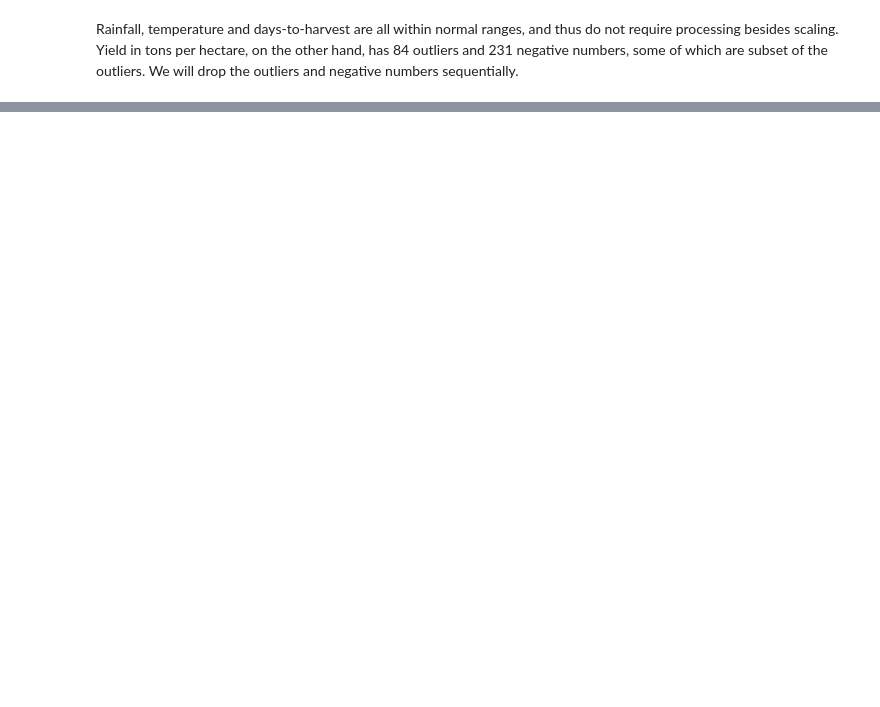
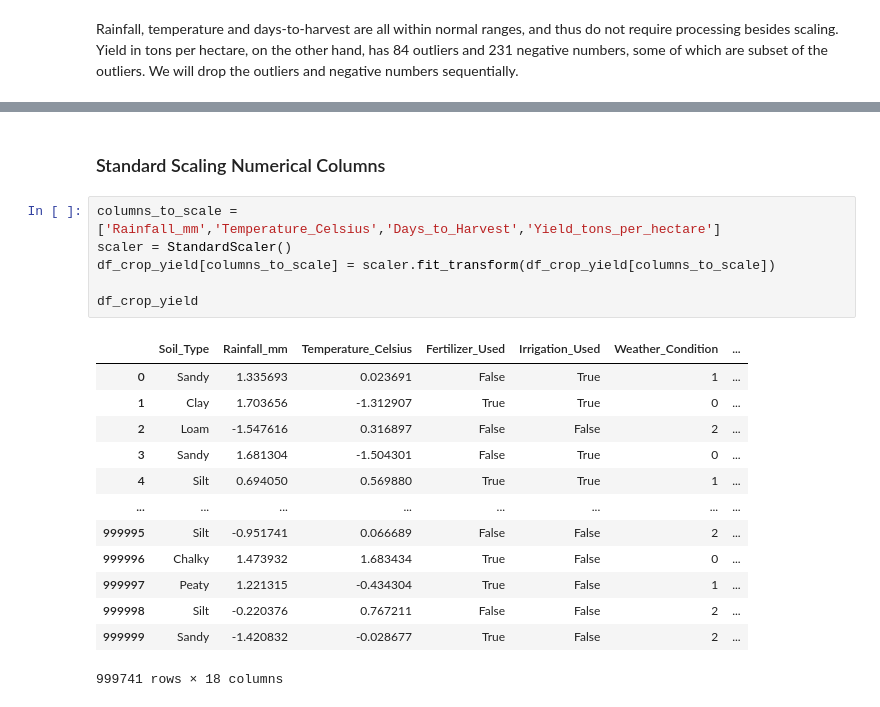
Before and after one commit to BlueJayVRStudio/CSCA5632_final, a Jupyter notebook: UnsupervisedLearningProject.ipynb, the cells around one changed output, grey strips where cells are left out. Cells and saved outputs as stored; diff of their text form; blank space fills up the shorter version.

```diff
--- a/UnsupervisedLearningProject.ipynb
+++ b/UnsupervisedLearningProject.ipynb
@@ -268,0 +264,22 @@ All Tests Passed
+# %% [markdown]
+### Standard Scaling Numerical Columns
+# %%
+columns_to_scale = ['Rainfall_mm','Temperature_Celsius','Days_to_Harvest','Yield_tons_per_hectare']
+scaler = StandardScaler()
+df_crop_yield[columns_to_scale] = scaler.fit_transform(df_crop_yield[columns_to_scale])
+
+df_crop_yield
+# %% [output]
+|  | Soil_Type | Rainfall_mm | Temperature_Celsius | Fertilizer_Used | Irrigation_Used | Weather_Condition | ... |
+| 0 | Sandy | 1.335693 | 0.023691 | False | True | 1 | ... |
+| 1 | Clay | 1.703656 | -1.312907 | True | True | 0 | ... |
+| 2 | Loam | -1.547616 | 0.316897 | False | False | 2 | ... |
+| 3 | Sandy | 1.681304 | -1.504301 | False | True | 0 | ... |
+| 4 | Silt | 0.694050 | 0.569880 | True | True | 1 | ... |
+| ... | ... | ... | ... | ... | ... | ... | ... |
+| 999995 | Silt | -0.951741 | 0.066689 | False | False | 2 | ... |
+| 999996 | Chalky | 1.473932 | 1.683434 | True | False | 0 | ... |
+| 999997 | Peaty | 1.221315 | -0.434304 | True | False | 1 | ... |
+| 999998 | Silt | -0.220376 | 0.767211 | False | False | 2 | ... |
+| 999999 | Sandy | -1.420832 | -0.028677 | True | False | 2 | ... |
+999741 rows × 18 columns
```
Also changed, not shown: parts of 43 cells of this notebook.
